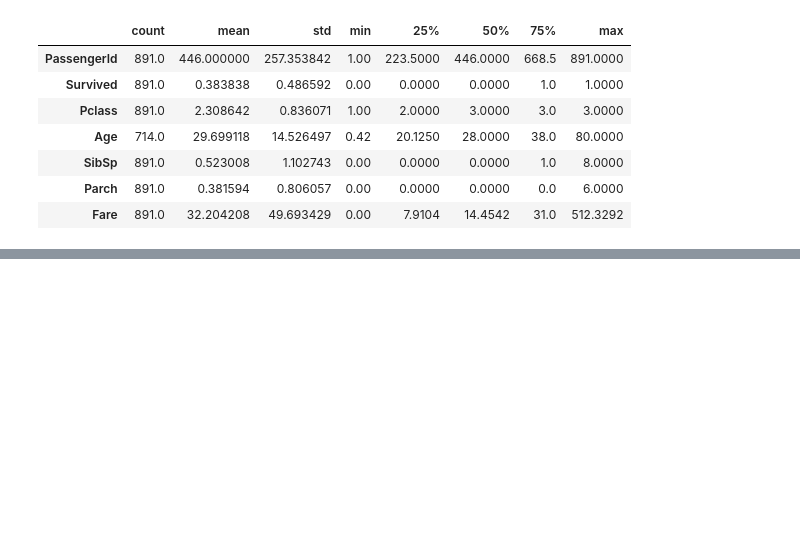
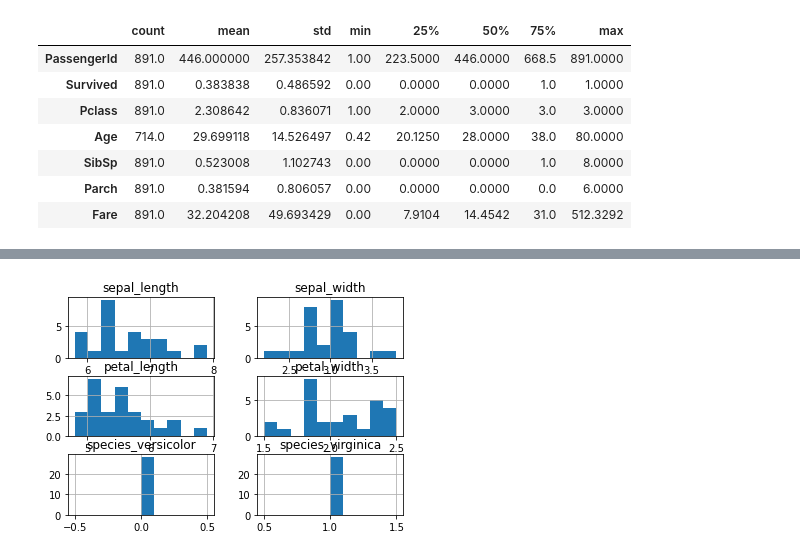
Before and after one commit to joann-balraj/classification-exercises, a Jupyter notebook: classification_exercises.ipynb, the cells around one changed output, grey strips where cells are left out. Saved outputs shown, nothing was run; the diff lists cells and outputs as text; code cells hidden in the pictures; blank space fills up the shorter version.

```diff
--- a/classification_exercises.ipynb
+++ b/classification_exercises.ipynb
@@ -186,0 +633,5 @@ Name: Embarked, dtype: int64
+# %%
+virginica = train[train.species=='virginica']
+virginica.hist();
+# %% [output]
+[figure, added]
```
Also changed, not shown: parts of 72 cells of this notebook, 1 other file.
